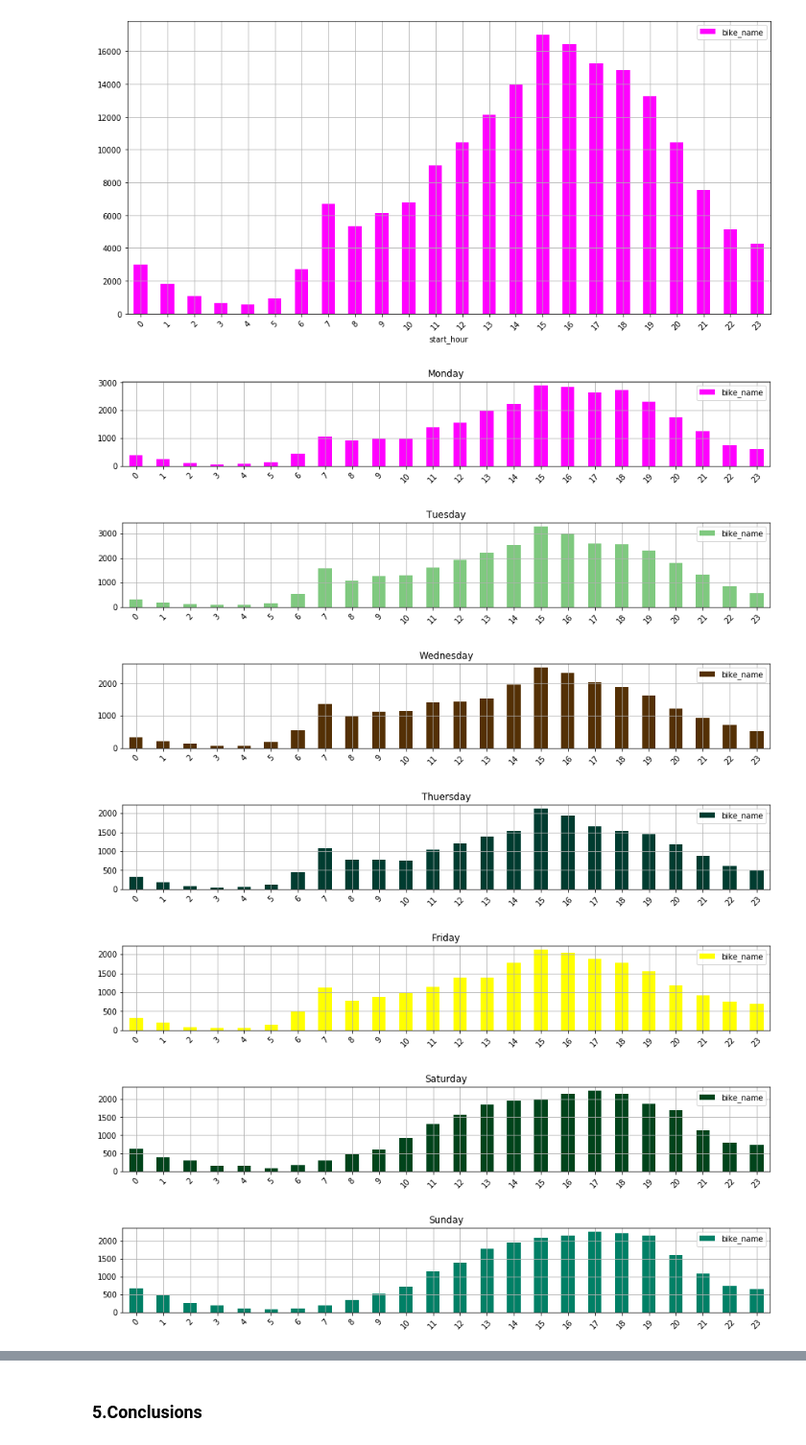
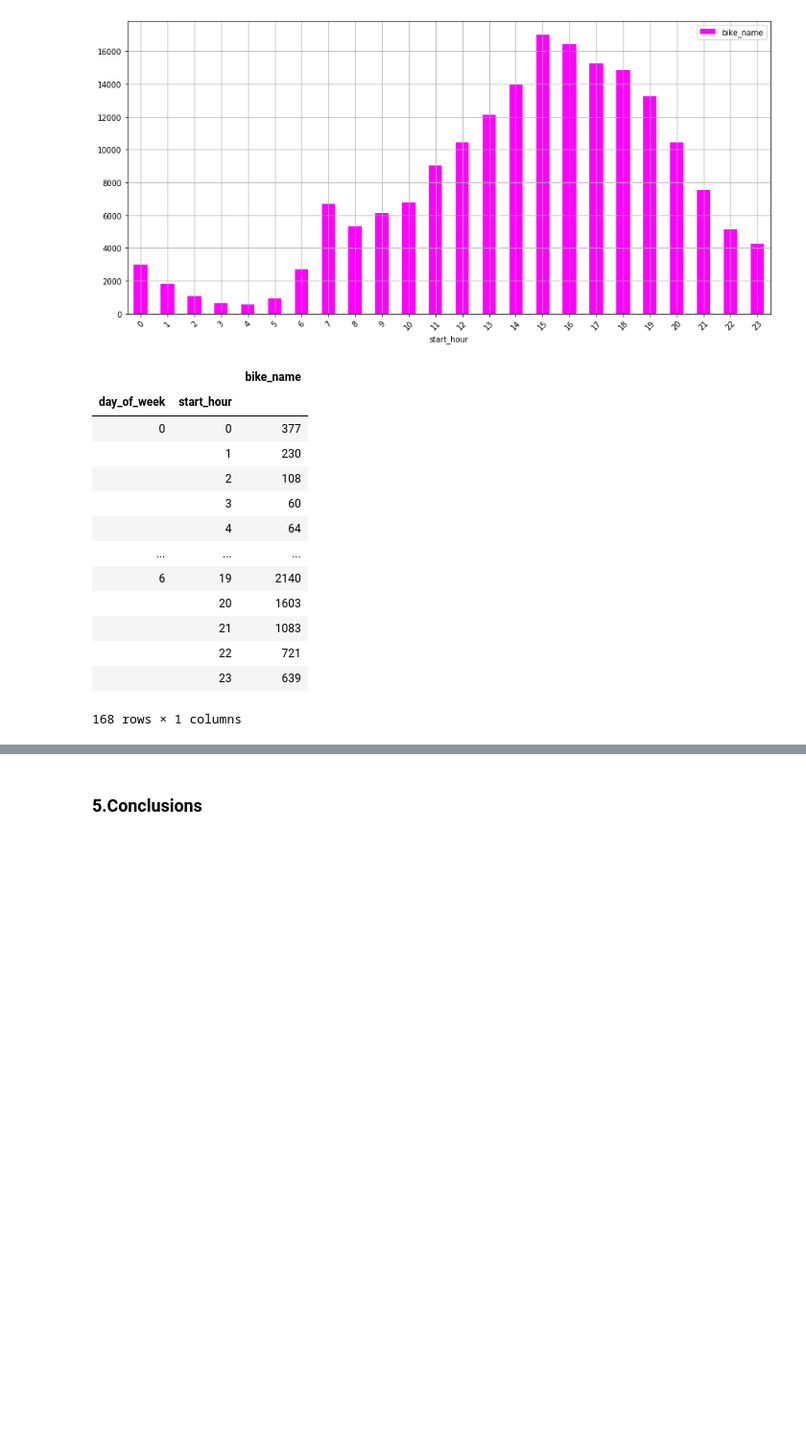
Before and after one commit to KGorczyca/City_bike_Lublin, a Jupyter notebook: PROJEKT PART 1 (2017).ipynb, the cells around one changed output, grey strips where cells are left out. Shown at 96% size. Saved outputs shown, nothing was run; the diff lists cells and outputs as text; code cells hidden in the pictures; blank space fills up the shorter version.

```diff
--- a/PROJEKT PART 1 (2017).ipynb
+++ b/PROJEKT PART 1 (2017).ipynb
@@ -587,33 +587,45 @@ ave_rent_per_h.plot(kind ='bar', figsize = (15,7), use_index=True, xticks = (ran
 # %%
 #Create a plot for average number of rents per hour per day of week (so we can check for example
 #if there is a different beetwen day of week and day of weekend)
 
 rush_hour = city_bike17.groupby(['day_of_week','start_hour']).agg({'bike_name':'count'})
 
-rush_hour.reset_index(inplace=True)
+#rush_hour.reset_index(inplace=True)
 
 
-rush_h_0 = rush_hour[rush_hour['day_of_week']==0]
+'''rush_h_0 = rush_hour[rush_hour['day_of_week']==0]
 rush_h_1 = rush_hour[rush_hour['day_of_week']==1]
 rush_h_2 = rush_hour[rush_hour['day_of_week']==2]
 rush_h_3 = rush_hour[rush_hour['day_of_week']==3]
 rush_h_4 = rush_hour[rush_hour['day_of_week']==4]
 rush_h_5 = rush_hour[rush_hour['day_of_week']==5]
 rush_h_6 = rush_hour[rush_hour['day_of_week']==6]
 
 
 rush_h_0.plot(kind ='bar', figsize = (15,2),x = 'start_hour',y = 'bike_name',title = 'Monday', use_index=False, xticks = (range(24)),rot = 45, grid=True, colormap = 'spring');
 rush_h_1.plot(kind ='bar', figsize = (15,2),x = 'start_hour',y = 'bike_name',title = 'Tuesday', use_index=False, xticks = (range(24)),rot = 45, grid=True, colormap = 'Accent');
 rush_h_2.plot(kind ='bar', figsize = (15,2),x = 'start_hour',y = 'bike_name',title = 'Wednesday',use_index=False, xticks = (range(24)),rot = 45, grid=True, colormap = 'BrBG');
 rush_h_3.plot(kind ='bar', figsize = (15,2),x = 'start_hour',y = 'bike_name',title = 'Thuersday', use_index=False, xticks = (range(24)),rot = 45, grid=True, colormap = 'BrBG_r');
 rush_h_4.plot(kind ='bar', figsize = (15,2),x = 'start_hour',y = 'bike_name',title = 'Friday', use_index=False, xticks = (range(24)),rot = 45, grid=True, colormap = 'spring_r');
 rush_h_5.plot(kind ='bar', figsize = (15,2),x = 'start_hour',y = 'bike_name',title = 'Saturday',use_index=False, xticks = (range(24)),rot = 45, grid=True, colormap = 'BuGn_r');
 rush_h_6.plot(kind ='bar', figsize = (15,2),x = 'start_hour',y = 'bike_name',title = 'Sunday',use_index=False, xticks = (range(24)),rot = 45, grid=True, colormap = 'summer');
+
+'''
+#rush_hour_week = rush_hour[rush_hour['day_of_week']!=5 and rush_hour['day_of_week']!=6]
+
+rush_hour
 # %% [output]
-[figure, removed]
-[figure, removed]
-[figure, removed]
-[figure, removed]
-[figure, removed]
-[figure, removed]
-[figure, removed]
+|  |  | bike_name |
+| day_of_week | start_hour |  |
+| 0 | 0 | 377 |
+|  | 1 | 230 |
+|  | 2 | 108 |
+|  | 3 | 60 |
+|  | 4 | 64 |
+| ... | ... | ... |
+| 6 | 19 | 2140 |
+|  | 20 | 1603 |
+|  | 21 | 1083 |
+|  | 22 | 721 |
+|  | 23 | 639 |
+168 rows × 1 columns
```
Also changed, not shown: parts of 3 cells of this notebook.
